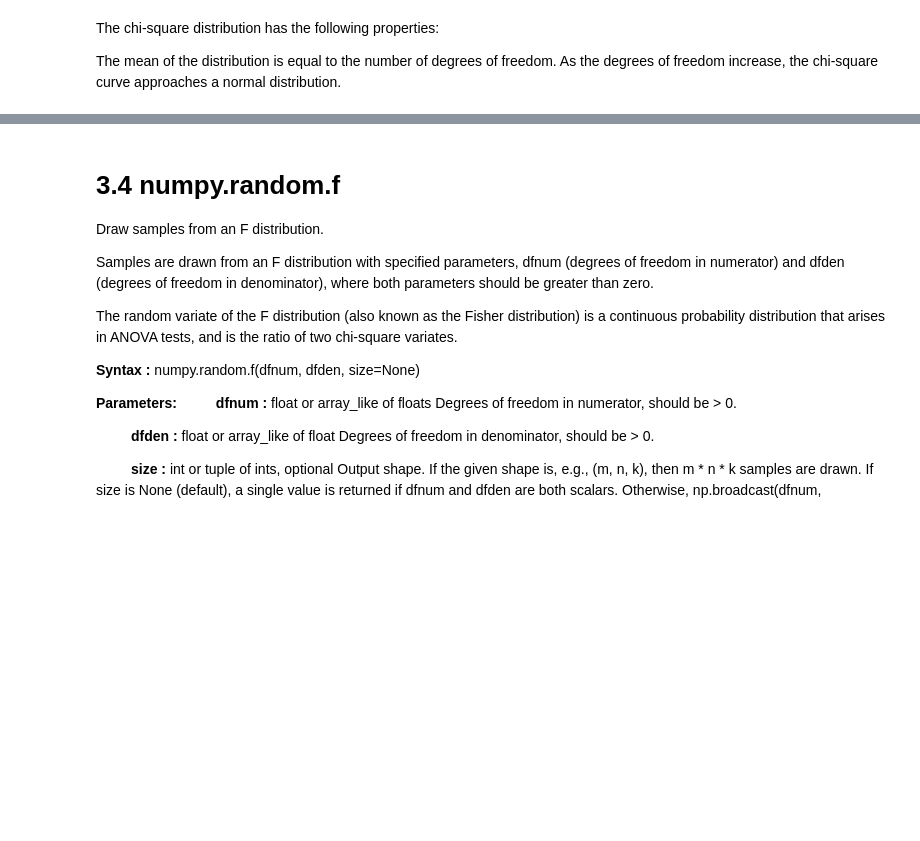
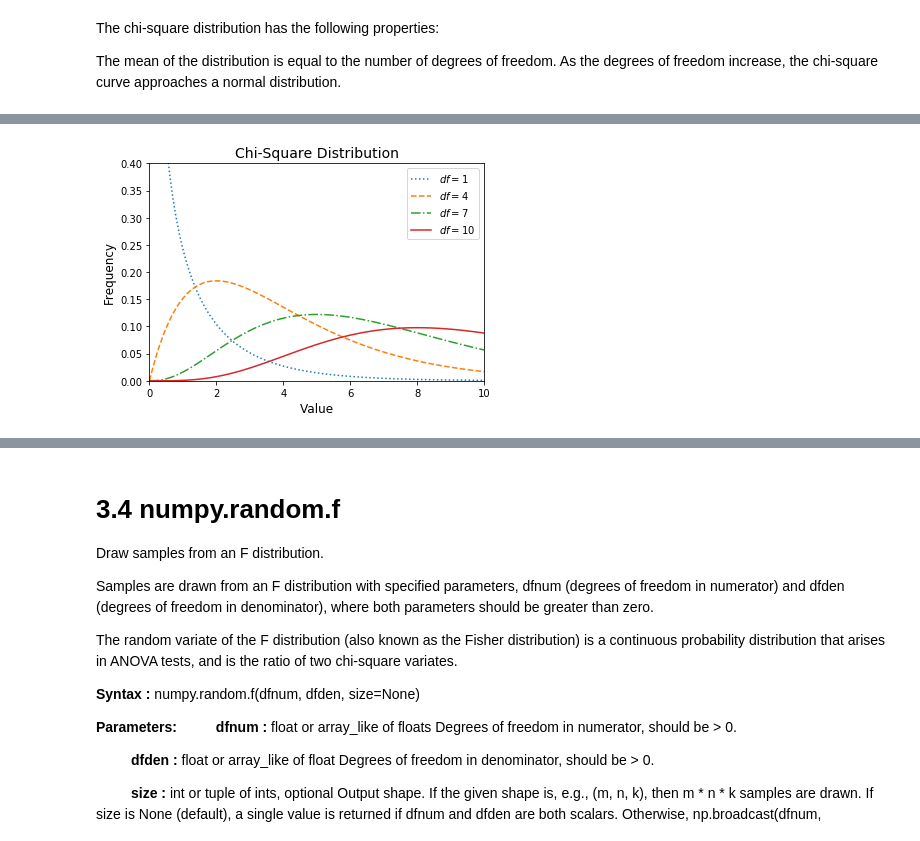
Before and after one commit to Freeha-S/numpy-random, a Jupyter notebook: numpy-random.ipynb, the cells around one changed output, grey strips where cells are left out. Saved outputs shown, nothing was run; the diff lists cells and outputs as text; code cells hidden in the pictures; blank space fills up the shorter version.

```diff
--- a/numpy-random.ipynb
+++ b/numpy-random.ipynb
@@ -443,21 +527,24 @@ c.std()
 # %%
 #https://medium.com/@successmagnum/python-data-science-tutorial-set-4-7122e1f62c93
 from scipy import stats
 import numpy as np
 import matplotlib.pyplot as plt
 x = np.linspace(0, 10, 100)
 fig,ax = plt.subplots(1,1)
 linestyles = [':', '--', '-.', '-']
 deg_of_freedom = [1, 4, 7, 10]
 for df, ls in zip(deg_of_freedom, linestyles):
-  ax.plot(x, stats.chi2.pdf(x, df), linestyle=ls)
+  ax.plot(x, stats.chi2.pdf(x, df), linestyle=ls, label='$df=%i$'%df)
 plt.xlim(0, 10)
 plt.ylim(0, 0.4)
-plt.xlabel('Value')
-plt.ylabel('Frequency')
-plt.title('Chi-Square Distribution')
-plt.legend(deg_of_freedom)
+plt.xlabel('Value', fontsize=12)
+plt.ylabel('Frequency', fontsize=12)
+plt.title('Chi-Square Distribution', fontsize=14)
+#plt.legend(deg_of_freedom)
+plt.legend()
 plt.show()
+# %% [output]
+[figure, added]
 # %%
 s=np.random.chisquare(6,50)
 
```
Also changed, not shown: parts of 48 cells of this notebook, 1 other file.
